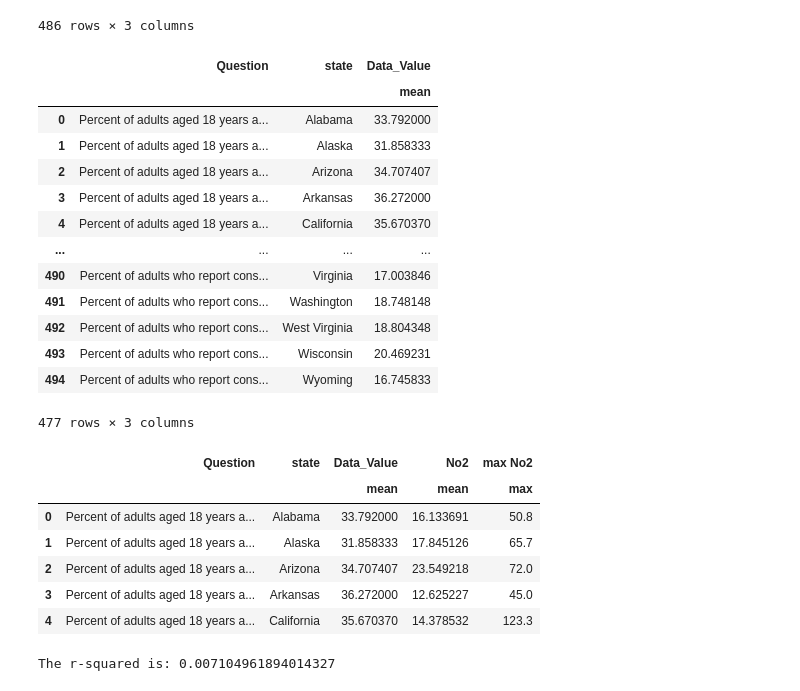
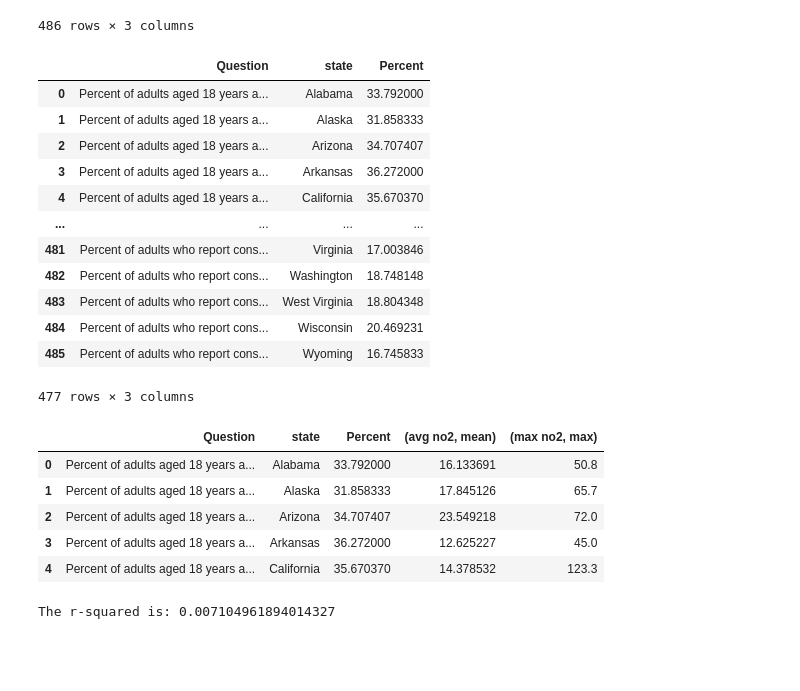
Before and after one commit to BrittLHeth/Project-1-API, a Jupyter notebook: Brittany.ipynb, the cells around one changed output. Saved outputs shown, nothing was run; the diff lists cells and outputs as text; code cells hidden in the pictures; blank space fills up the shorter version.

```diff
--- a/Brittany.ipynb
+++ b/Brittany.ipynb
@@ -95,0 +95,3 @@ PermissionError: [Errno 13] Permission denied: 'NO2data.csv'
+# %%
+NO2_df = pd.Series([max_value])
+NO2_df.hist()
@@ -96,4 +101,4 @@ PermissionError: [Errno 13] Permission denied: 'NO2data.csv'
 # %%
-clean_air_df = no_2_df.groupby("state").agg({"No2":["mean"],"max No2":["max"]}).reset_index()
-clean_air_df.head()
+clean_NO2_df = NO2_df.groupby("state").agg({"avg no2":["mean"],"max no2":["max"]}).reset_index()
+clean_NO2_df.head()
 # %% [output]
@@ -145,37 +150,35 @@ grp_clean_health_data
 | 485 | Percent of adults who report cons... | Wyoming | 16.745833 |
 486 rows × 3 columns
 # %%
-final_dropped_df = final_health_data[(final_health_data.state != "Puerto Rico")&(final_health_data.state != "Virgin islands")]
+final_dropped_df = grp_clean_health_data[(grp_clean_health_data.state != "Puerto Rico")&(grp_clean_health_data.state != "Virgin islands")]
 final_dropped_df
 # %% [output]
-|  | Question | state | Data_Value |
-|  |  |  | mean |
+|  | Question | state | Percent |
 | 0 | Percent of adults aged 18 years a... | Alabama | 33.792000 |
 | 1 | Percent of adults aged 18 years a... | Alaska | 31.858333 |
 | 2 | Percent of adults aged 18 years a... | Arizona | 34.707407 |
 | 3 | Percent of adults aged 18 years a... | Arkansas | 36.272000 |
 | 4 | Percent of adults aged 18 years a... | California | 35.670370 |
 | ... | ... | ... | ... |
-| 490 | Percent of adults who report cons... | Virginia | 17.003846 |
-| 491 | Percent of adults who report cons... | Washington | 18.748148 |
-| 492 | Percent of adults who report cons... | West Virginia | 18.804348 |
-| 493 | Percent of adults who report cons... | Wisconsin | 20.469231 |
-| 494 | Percent of adults who report cons... | Wyoming | 16.745833 |
+| 481 | Percent of adults who report cons... | Virginia | 17.003846 |
+| 482 | Percent of adults who report cons... | Washington | 18.748148 |
+| 483 | Percent of adults who report cons... | West Virginia | 18.804348 |
+| 484 | Percent of adults who report cons... | Wisconsin | 20.469231 |
+| 485 | Percent of adults who report cons... | Wyoming | 16.745833 |
 477 rows × 3 columns
 # %%
 ques1 = final_dropped_df[final_dropped_df["Question"] == "Percent of adults aged 18 years and older who have an overweight classification"]
 ques3 = final_dropped_df[final_dropped_df["Question"] == "Percent of adults who achieve at least 150 minutes a week of moderate-intensity aerobic physical activity or 75 minutes a week of vigorous-intensity aerobic activity (or an equivalent combination)"]
 ques2 = final_dropped_df[final_dropped_df["Question"] == "Percent of adults aged 18 years and older who have obesity"]
 # %%
-q1_merge_df = pd.merge(ques1 ,clean_air_df, on="state")
-q2_merge_df = pd.merge(ques2 ,clean_air_df, on="state")
-q3_merge_df = pd.merge(ques3 ,clean_air_df, on="state")
+q1_merge_no2_df = pd.merge(ques1 ,clean_NO2_df, on="state")
+q2_merge_no2_df = pd.merge(ques2 ,clean_NO2_df, on="state")
+q3_merge_no2_df = pd.merge(ques3 ,clean_NO2_df, on="state")
 
 
-q1_merge_df.head()
+q1_merge_no2_df.head()
 # %% [output]
-|  | Question | state | Data_Value | No2 | max No2 |
-|  |  |  | mean | mean | max |
+|  | Question | state | Percent | (avg no2, mean) | (max no2, max) |
 | 0 | Percent of adults aged 18 years a... | Alabama | 33.792000 | 16.133691 | 50.8 |
 | 1 | Percent of adults aged 18 years a... | Alaska | 31.858333 | 17.845126 | 65.7 |
 | 2 | Percent of adults aged 18 years a... | Arizona | 34.707407 | 23.549218 | 72.0 |
```
Also changed, not shown: parts of 12 cells of this notebook, 1 other file.
